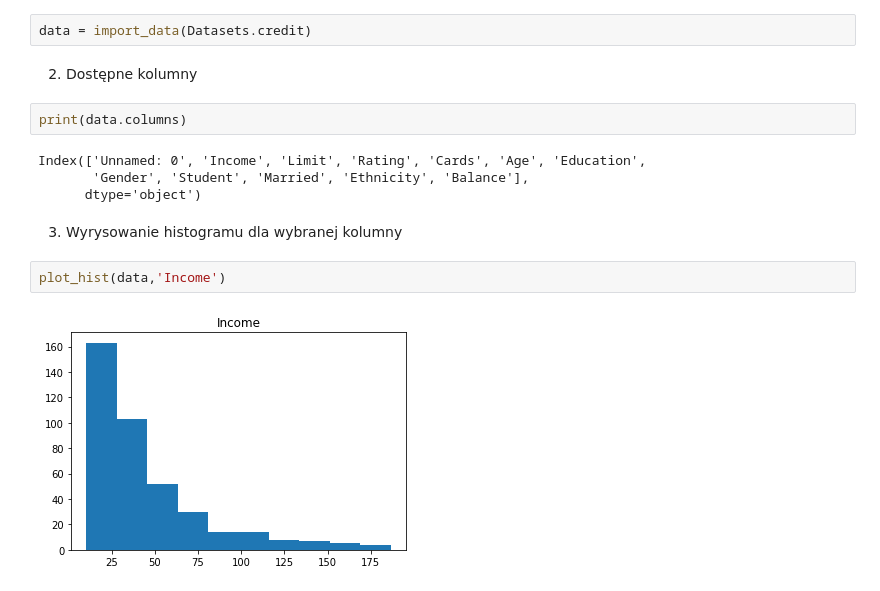
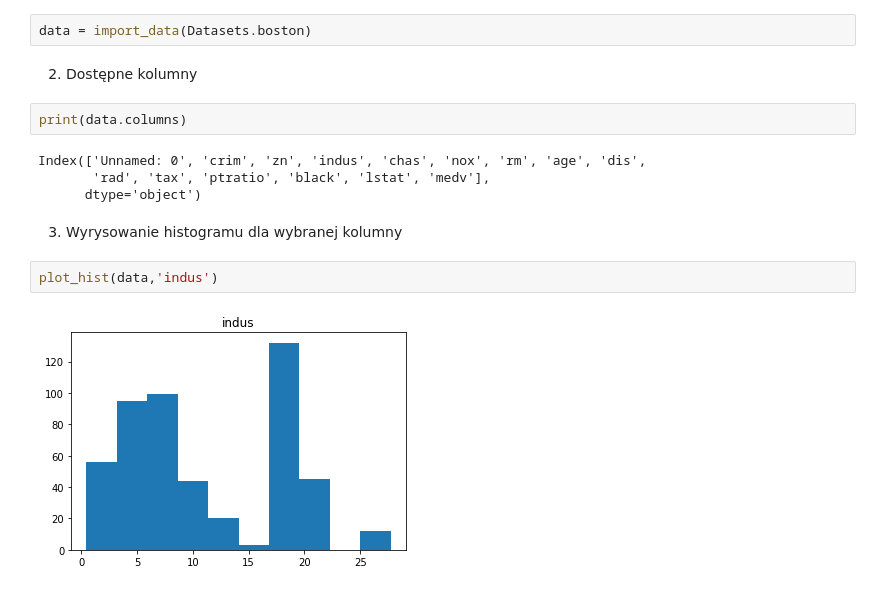
Before and after one commit to JoannaKwiatkowska/jdsz5-app-test, a Jupyter notebook: app.ipynb, the cells around one changed output. Cells and saved outputs as stored; diff of their text form.

```diff
--- a/app.ipynb
+++ b/app.ipynb
@@ -7,18 +7,18 @@ Dostępne datasety: boston, credit
 # %% [markdown]
 1. Pobranie danych
 # %%
-data = import_data(Datasets.credit)
+data = import_data(Datasets.boston)
 # %% [markdown]
 2. Dostępne kolumny
 # %%
 print(data.columns)
 # %% [output]
-Index(['Unnamed: 0', 'Income', 'Limit', 'Rating', 'Cards', 'Age', 'Education',
-       'Gender', 'Student', 'Married', 'Ethnicity', 'Balance'],
+Index(['Unnamed: 0', 'crim', 'zn', 'indus', 'chas', 'nox', 'rm', 'age', 'dis',
+       'rad', 'tax', 'ptratio', 'black', 'lstat', 'medv'],
       dtype='object')
 # %% [markdown]
 3. Wyrysowanie histogramu dla wybranej kolumny
 # %%
-plot_hist(data,'Income')
+plot_hist(data,'indus')
 # %% [output]
-[figure, old version]
+[figure, new version]
```
Also changed, not shown: 1 other file.
